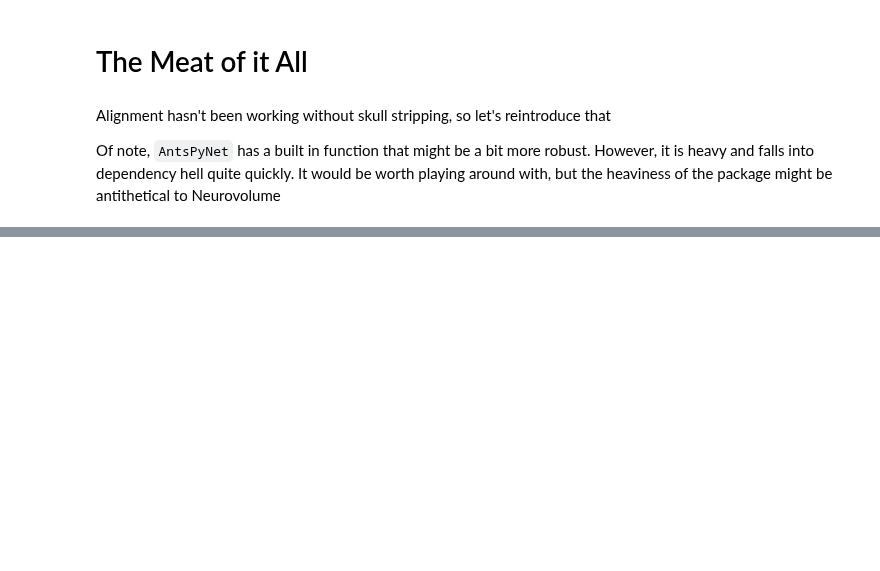
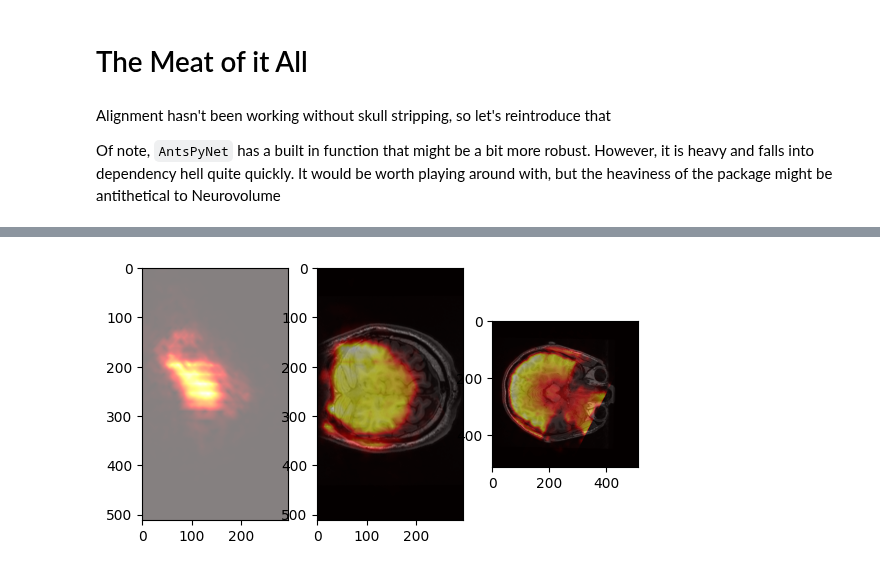
Before and after one commit to joachimbbp/neurovolume, a Jupyter notebook: src/neurovolume/manually_align.ipynb, the cells around one changed output, grey strips where cells are left out. Drawn from its saved outputs; the diff is of its cells as text; code cells hidden in the pictures; blank space fills up the shorter version.

```diff
--- a/src/neurovolume/manually_align.ipynb
+++ b/src/neurovolume/manually_align.ipynb
@@ -293,2 +385,4 @@ print(t1_image)
 # %%
-compare_bold_alignment_legacy(registered_BOLD.numpy(), t1_image.numpy())
+compare_bold_alignment(registered_BOLD.numpy(), t1_image.numpy())
+# %% [output]
+[figure, added]
```
Also changed, not shown: parts of 10 cells of this notebook.
